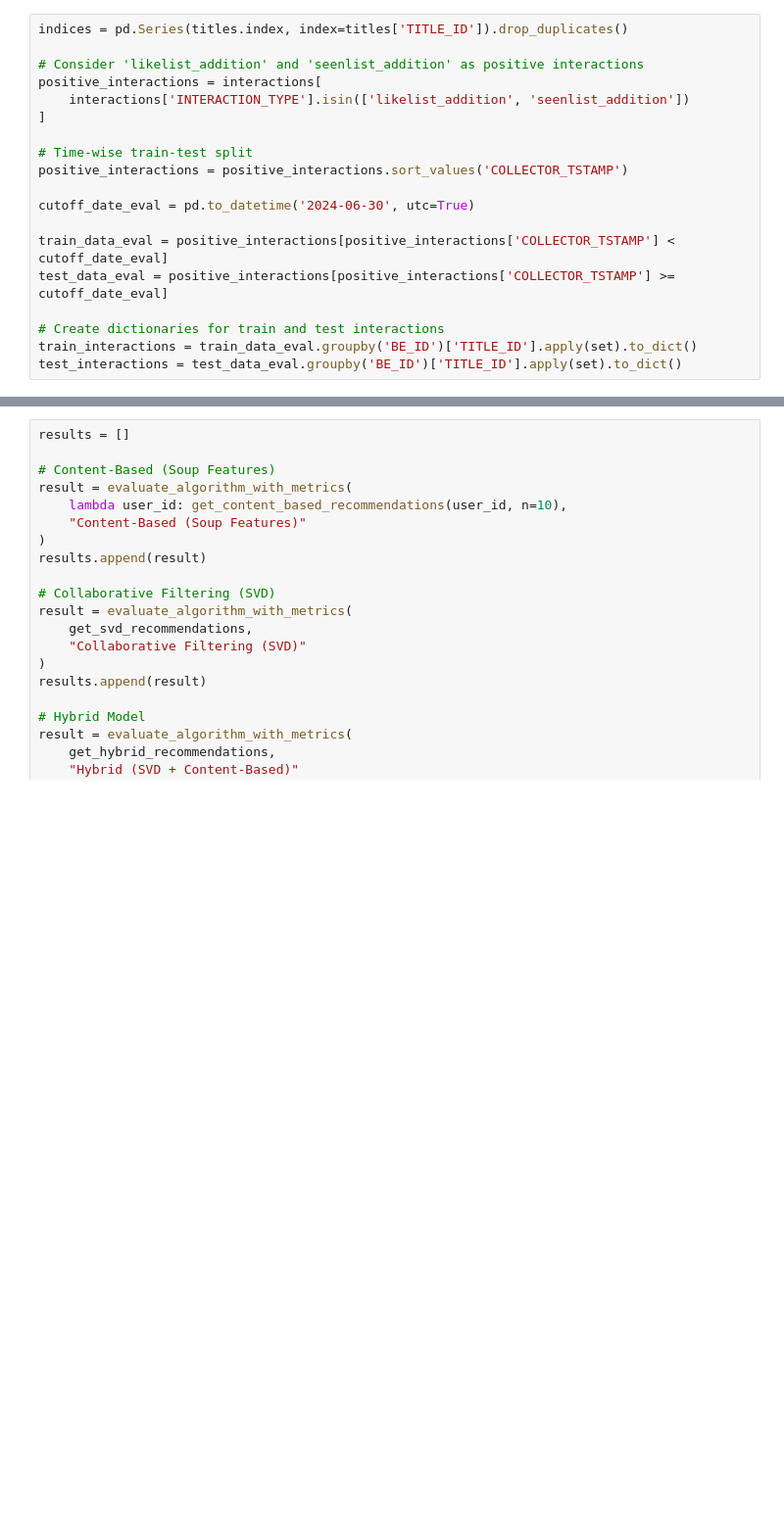
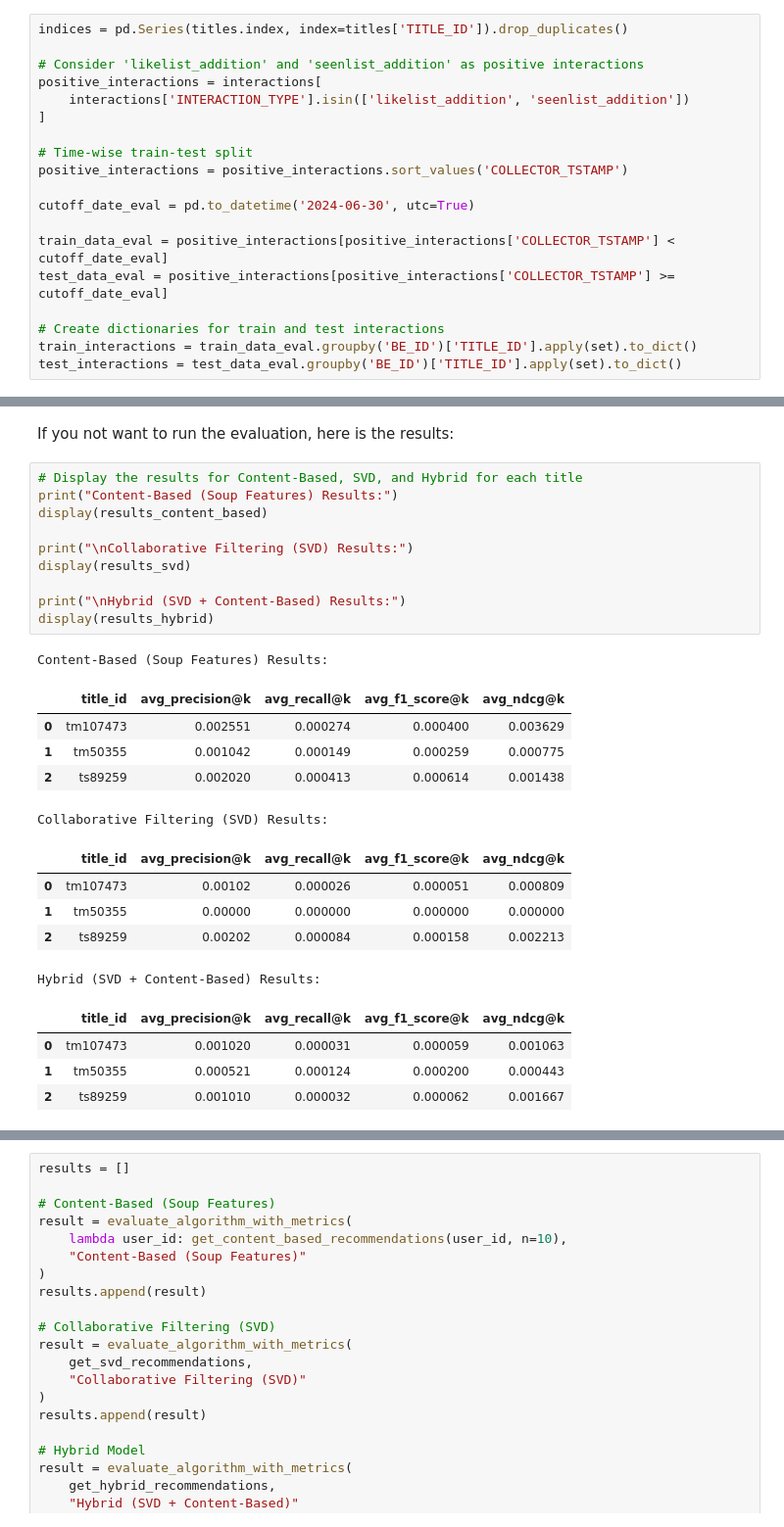
Before and after one commit to bilalimamoglu/simple_recommendation_system, a Jupyter notebook: notebooks/modeling.ipynb, the cells around one changed output, grey strips where cells are left out. Shown at 98% size. Cells and saved outputs as stored; diff of their text form; blank space fills up the shorter version.

```diff
--- a/notebooks/modeling.ipynb
+++ b/notebooks/modeling.ipynb
@@ -775 +880,29 @@ test_interactions = test_data_eval.groupby('BE_ID')['TITLE_ID'].apply(set).to_di
+# %% [markdown]
+If you not want to run the evaluation, here is the results:
+# %%
+# Display the results for Content-Based, SVD, and Hybrid for each title
+print("Content-Based (Soup Features) Results:")
+display(results_content_based)
+
+print("\nCollaborative Filtering (SVD) Results:")
+display(results_svd)
+
+print("\nHybrid (SVD + Content-Based) Results:")
+display(results_hybrid)
+# %% [output]
+Content-Based (Soup Features) Results:
+|  | title_id | avg_precision@k | avg_recall@k | avg_f1_score@k | avg_ndcg@k |
+| 0 | tm107473 | 0.002551 | 0.000274 | 0.000400 | 0.003629 |
+| 1 | tm50355 | 0.001042 | 0.000149 | 0.000259 | 0.000775 |
+| 2 | ts89259 | 0.002020 | 0.000413 | 0.000614 | 0.001438 |
+Collaborative Filtering (SVD) Results:
+|  | title_id | avg_precision@k | avg_recall@k | avg_f1_score@k | avg_ndcg@k |
+| 0 | tm107473 | 0.00102 | 0.000026 | 0.000051 | 0.000809 |
+| 1 | tm50355 | 0.00000 | 0.000000 | 0.000000 | 0.000000 |
+| 2 | ts89259 | 0.00202 | 0.000084 | 0.000158 | 0.002213 |
+Hybrid (SVD + Content-Based) Results:
+|  | title_id | avg_precision@k | avg_recall@k | avg_f1_score@k | avg_ndcg@k |
+| 0 | tm107473 | 0.001020 | 0.000031 | 0.000059 | 0.001063 |
+| 1 | tm50355 | 0.000521 | 0.000124 | 0.000200 | 0.000443 |
+| 2 | ts89259 | 0.001010 | 0.000032 | 0.000062 | 0.001667 |
 # %% [markdown]
```
Also changed, not shown: parts of 5 cells of this notebook, 1 other file.
